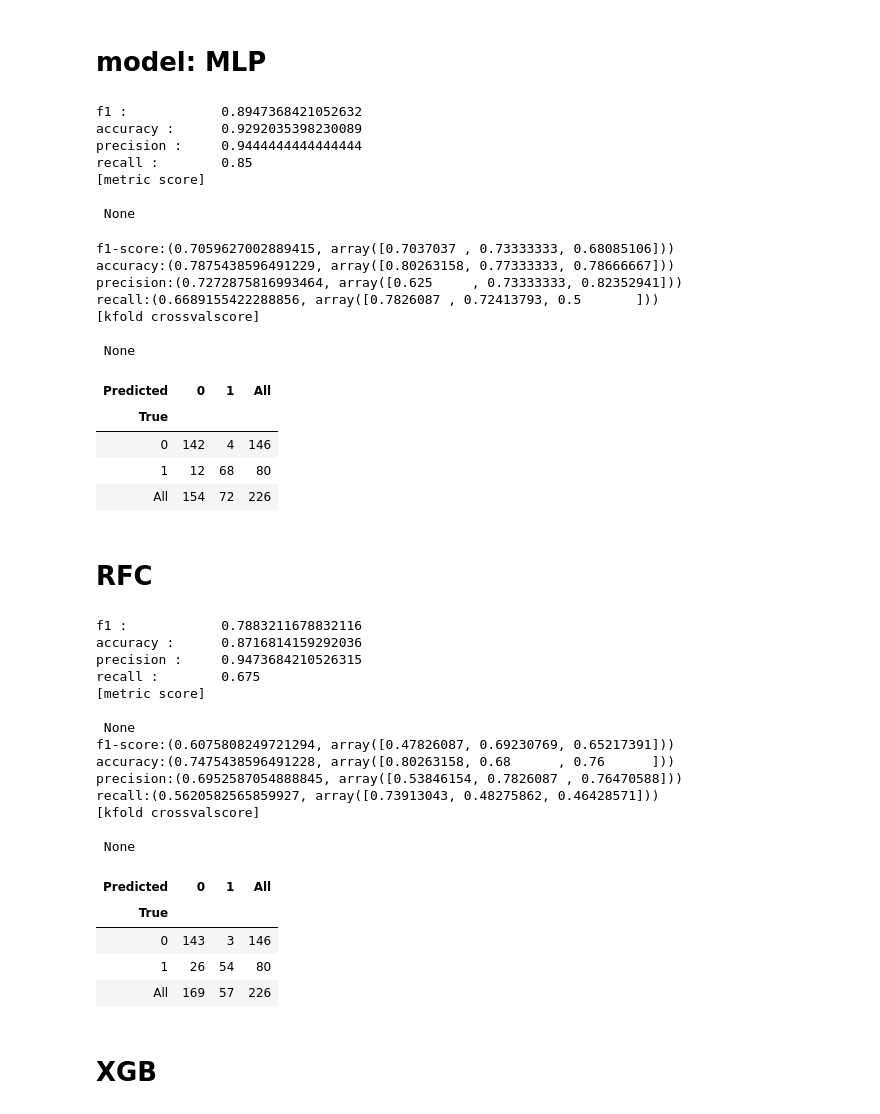
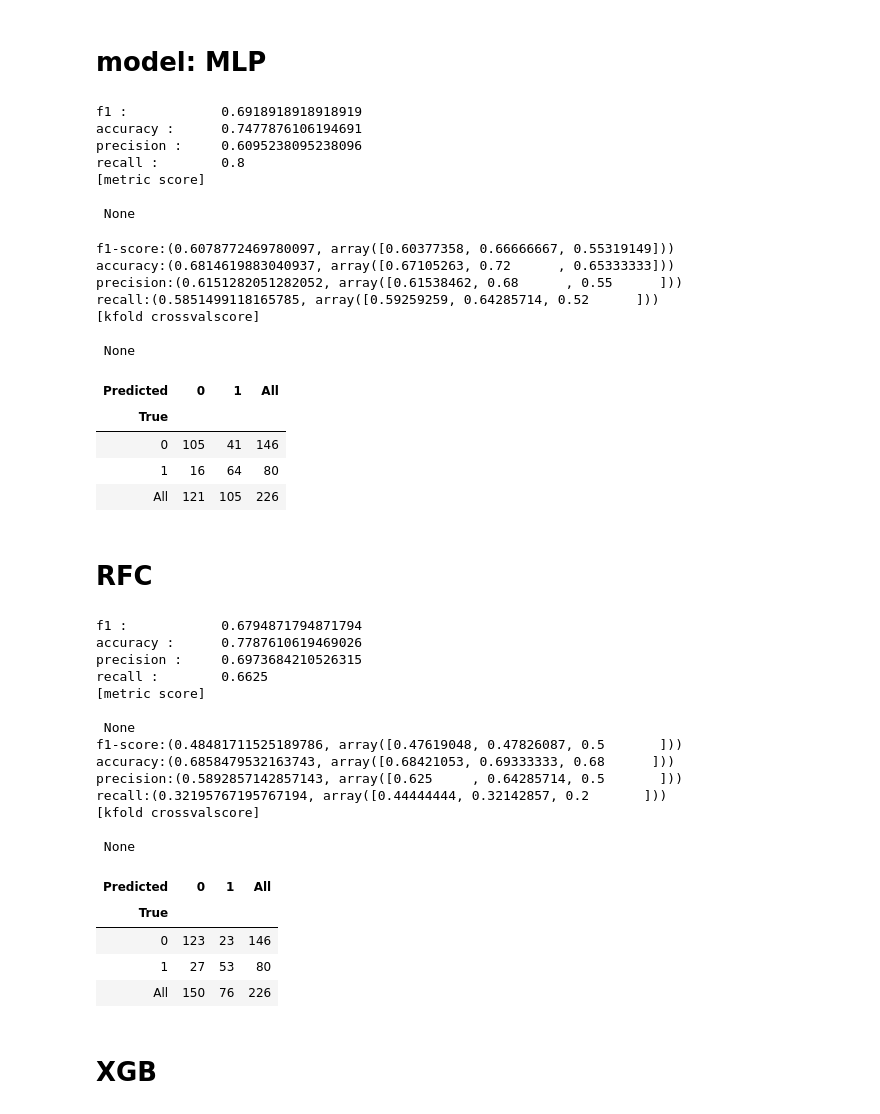
Before and after one commit to gloryle/ARTISTS, a Jupyter notebook: 1118_jy_2014예측_알고리즘선택_시군구_15학습14예측.ipynb, the cells around one changed output. Cells and saved outputs as stored; diff of their text form; code cells hidden in the pictures.

```diff
--- a/1118_jy_2014예측_알고리즘선택_시군구_15학습14예측.ipynb
+++ b/1118_jy_2014예측_알고리즘선택_시군구_15학습14예측.ipynb
@@ -121,30 +121,30 @@ import copy
 # model: MLP
 # %%
 mlp = MLPClassifier(hidden_layer_sizes=(50,30))
-mlp.fit(sigungu_x_15scaled, sigungu_y.infection) #15스케일로학습
-pred_mlp = mlp.predict(sigungu_x_14scaled) #15스케일로예측
+mlp.fit(sigungu_x_15scaled, sigungu_y.fire) #15스케일로학습
+pred_mlp = mlp.predict(sigungu_x_14scaled) #14스케일로예측
 # %%
-score(mlp, sigungu_x_14scaled, sigungu_y.infection, pred_mlp)
+score(mlp, sigungu_x_14scaled, sigungu_y.fire, pred_mlp)
 # %% [output]
-f1 :            0.8947368421052632
-accuracy :      0.9292035398230089
-precision :     0.9444444444444444
-recall :        0.85
+f1 :            0.6918918918918919
+accuracy :      0.7477876106194691
+precision :     0.6095238095238096
+recall :        0.8
 [metric score]
 
  None
-f1-score:(0.7059627002889415, array([0.7037037 , 0.73333333, 0.68085106]))
-accuracy:(0.7875438596491229, array([0.80263158, 0.77333333, 0.78666667]))
-precision:(0.7272875816993464, array([0.625     , 0.73333333, 0.82352941]))
-recall:(0.6689155422288856, array([0.7826087 , 0.72413793, 0.5       ]))
+f1-score:(0.6078772469780097, array([0.60377358, 0.66666667, 0.55319149]))
+accuracy:(0.6814619883040937, array([0.67105263, 0.72      , 0.65333333]))
+precision:(0.6151282051282052, array([0.61538462, 0.68      , 0.55      ]))
+recall:(0.5851499118165785, array([0.59259259, 0.64285714, 0.52      ]))
 [kfold crossvalscore]
 
  None
 | Predicted | 0 | 1 | All |
 | True |  |  |  |
-| 0 | 142 | 4 | 146 |
-| 1 | 12 | 68 | 80 |
-| All | 154 | 72 | 226 |
+| 0 | 105 | 41 | 146 |
+| 1 | 16 | 64 | 80 |
+| All | 121 | 105 | 226 |
 # %% [markdown]
 # RFC
 # %%
@@ -153,26 +153,26 @@ rfc.fit(sigungu_x_15scaled, sigungu_y.infection)
 pred_rfc = rfc.predict(sigungu_x_14scaled)
 # %%
-score(rfc, sigungu_x_14scaled, sigungu_y.infection, pred_rfc)
+score(rfc, sigungu_x_14scaled, sigungu_y.fire, pred_rfc)
 # %% [output]
-f1 :            0.7883211678832116
-accuracy :      0.8716814159292036
-precision :     0.9473684210526315
-recall :        0.675
+f1 :            0.6794871794871794
+accuracy :      0.7787610619469026
+precision :     0.6973684210526315
+recall :        0.6625
 [metric score]
 
  None
-f1-score:(0.6075808249721294, array([0.47826087, 0.69230769, 0.65217391]))
-accuracy:(0.7475438596491228, array([0.80263158, 0.68      , 0.76      ]))
-precision:(0.6952587054888845, array([0.53846154, 0.7826087 , 0.76470588]))
-recall:(0.5620582565859927, array([0.73913043, 0.48275862, 0.46428571]))
+f1-score:(0.48481711525189786, array([0.47619048, 0.47826087, 0.5       ]))
+accuracy:(0.6858479532163743, array([0.68421053, 0.69333333, 0.68      ]))
+precision:(0.5892857142857143, array([0.625     , 0.64285714, 0.5       ]))
+recall:(0.32195767195767194, array([0.44444444, 0.32142857, 0.2       ]))
 [kfold crossvalscore]
 
  None
 | Predicted | 0 | 1 | All |
 | True |  |  |  |
-| 0 | 143 | 3 | 146 |
-| 1 | 26 | 54 | 80 |
-| All | 169 | 57 | 226 |
+| 0 | 123 | 23 | 146 |
+| 1 | 27 | 53 | 80 |
+| All | 150 | 76 | 226 |
 # %% [markdown]
 # XGB
 # %%
```
Also changed, not shown: parts of 34 cells of this notebook.
